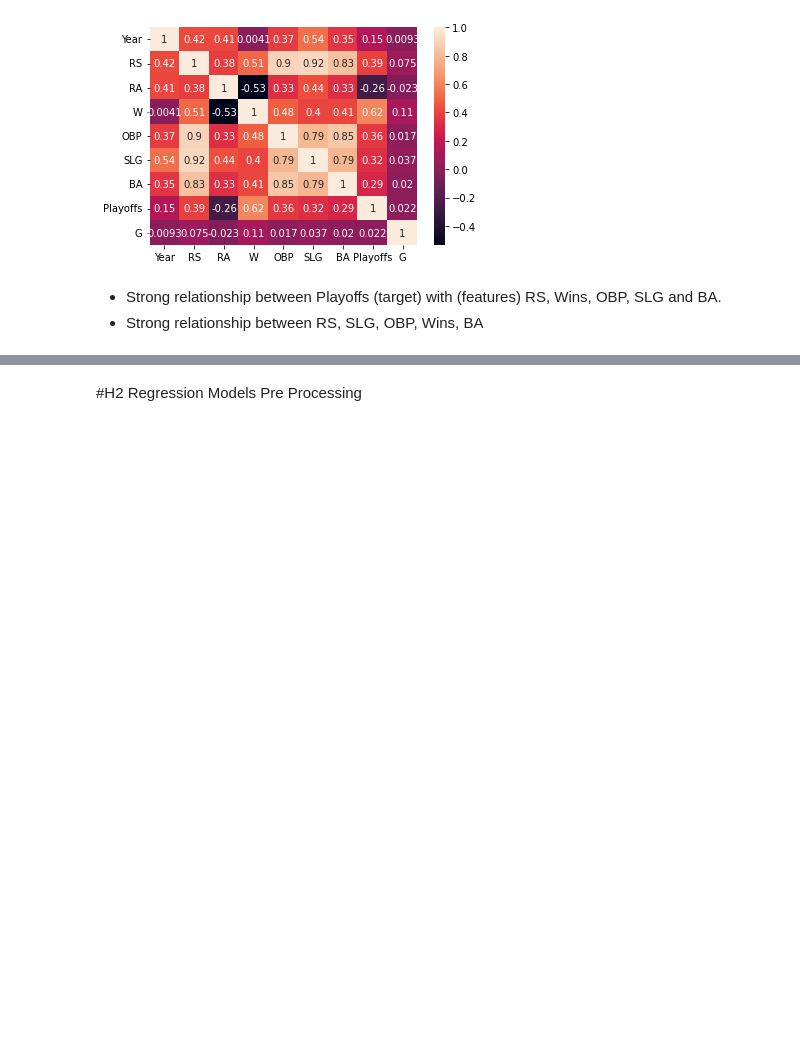
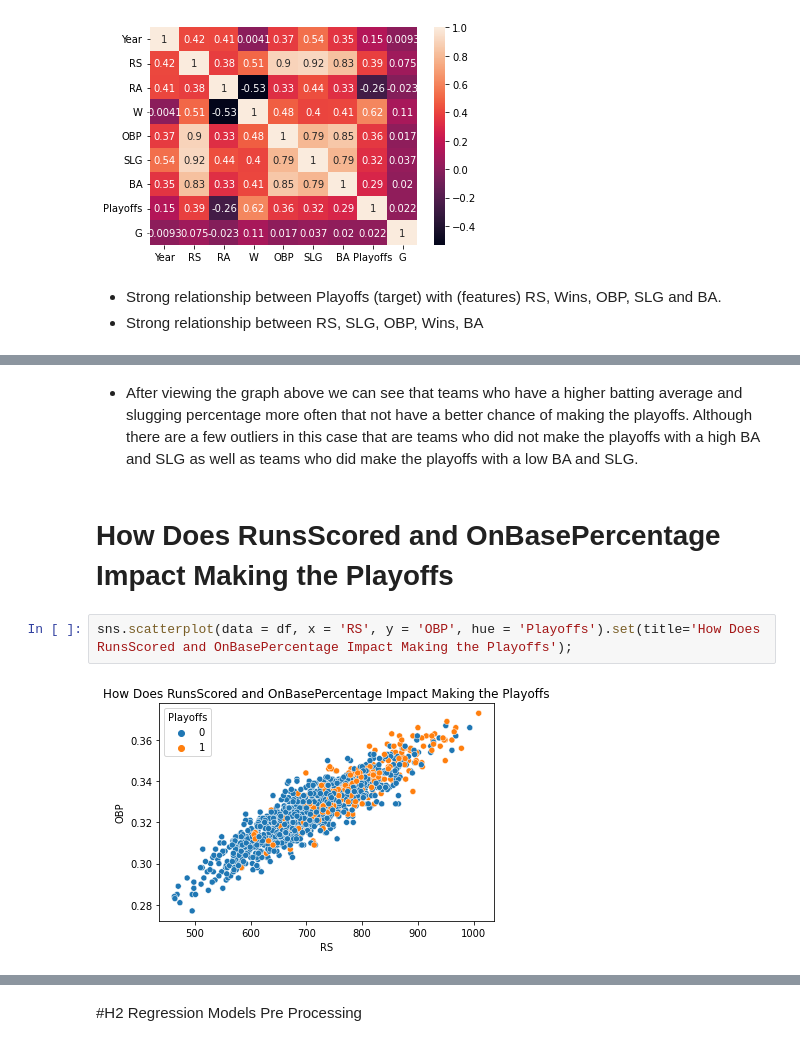
Before and after one commit to npipal/MoneyBall, a Jupyter notebook: MoneyBall.ipynb, the cells around one changed output, grey strips where cells are left out. Saved outputs shown, nothing was run; the diff lists cells and outputs as text; blank space fills up the shorter version.

```diff
--- a/MoneyBall.ipynb
+++ b/MoneyBall.ipynb
@@ -232,0 +242,8 @@ sns.heatmap(corr, annot = True);
+# %% [markdown]
+- After viewing the graph above we can see that teams who have a higher batting average and slugging percentage more often that not have a better chance of making the playoffs. Although there are a few outliers in this case that are teams who did not make the playoffs with a high BA and SLG as well as teams who did make the playoffs with a low BA and SLG.
+# %% [markdown]
+# How Does RunsScored and OnBasePercentage Impact Making the Playoffs
+# %%
+sns.scatterplot(data = df, x = 'RS', y = 'OBP', hue = 'Playoffs').set(title='How Does RunsScored and OnBasePercentage Impact Making the Playoffs');
+# %% [output]
+[figure, added]
```
Also changed, not shown: parts of 5 cells of this notebook.
